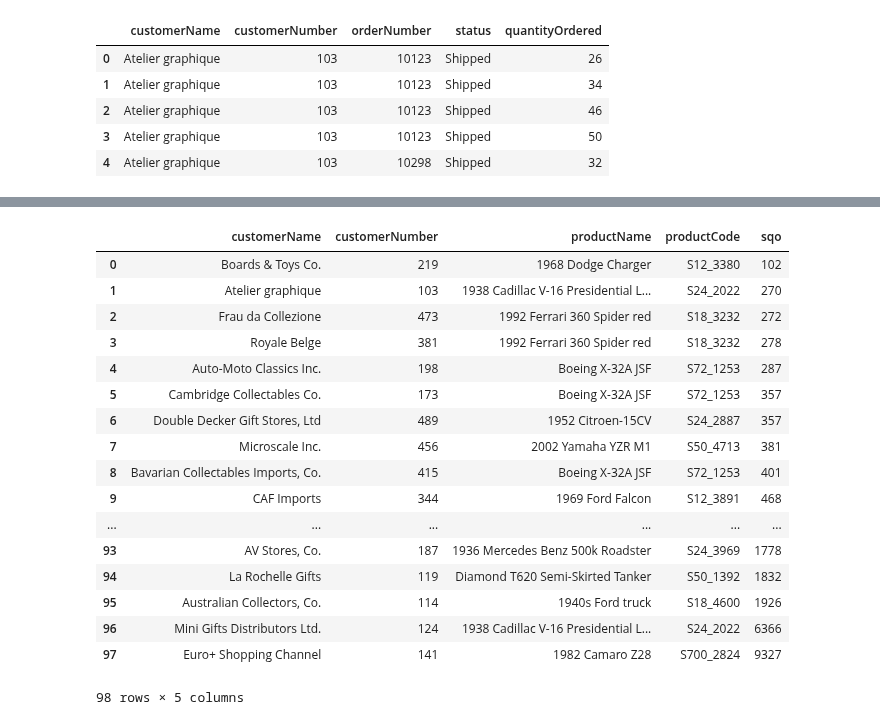
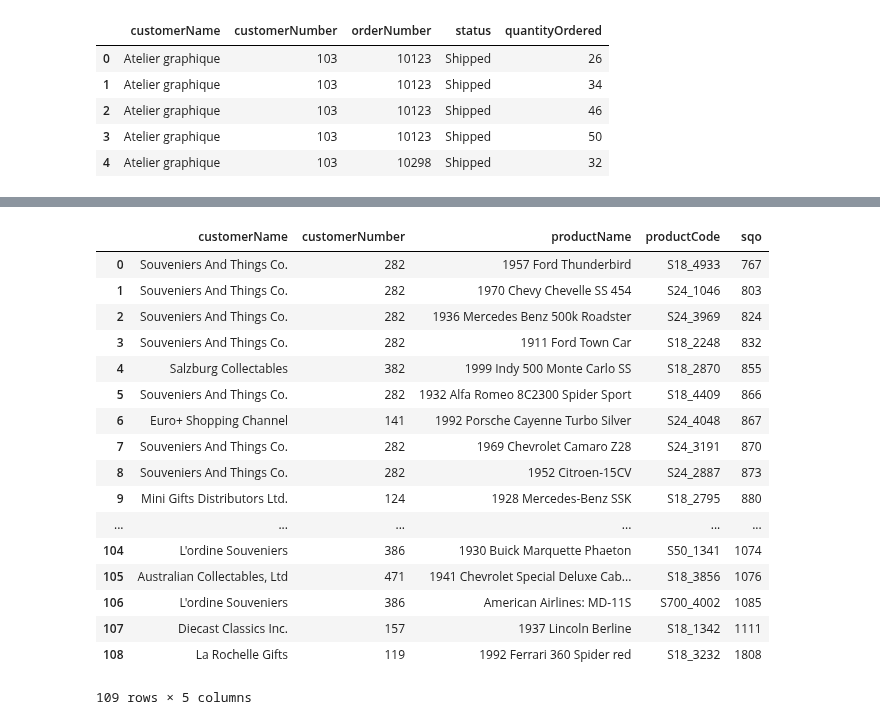
Before and after one commit to garywheeler24/dsc-more-practice-with-sql-queries-lab-atlanta-ds-062419, a Jupyter notebook: index.ipynb, the cells around one changed output, grey strips where cells are left out. Drawn from its saved outputs; the diff is of its cells as text; code cells hidden in the pictures.

```diff
--- a/index.ipynb
+++ b/index.ipynb
@@ -139,41 +139,41 @@ Now, return the customerName, customrerNumber, productName, productCode and tota
 # %%
 
 
 c.execute("""SELECT customername, customernumber, productname,
                     productcode, sum(quantityordered) sqo
                 FROM customers
                 JOIN orders
                 USING (customernumber)
                 JOIN orderdetails
                 USING (ordernumber)
                 JOIN products
                 USING (productcode)
-                GROUP BY 1
+                GROUP BY 3
                 HAVING sqo > 10
                 ORDER BY sqo ASC""")
 
 df = pd.DataFrame(c.fetchall())
 df.columns = [x[0] for x in c.description]
 df
 # %% [output]
 |  | customerName | customerNumber | productName | productCode | sqo |
-| 0 | Boards & Toys Co. | 219 | 1968 Dodge Charger | S12_3380 | 102 |
-| 1 | Atelier graphique | 103 | 1938 Cadillac V-16 Presidential L... | S24_2022 | 270 |
-| 2 | Frau da Collezione | 473 | 1992 Ferrari 360 Spider red | S18_3232 | 272 |
-| 3 | Royale Belge | 381 | 1992 Ferrari 360 Spider red | S18_3232 | 278 |
-| 4 | Auto-Moto Classics Inc. | 198 | Boeing X-32A JSF | S72_1253 | 287 |
-| 5 | Cambridge Collectables Co. | 173 | Boeing X-32A JSF | S72_1253 | 357 |
-| 6 | Double Decker Gift Stores, Ltd | 489 | 1952 Citroen-15CV | S24_2887 | 357 |
-| 7 | Microscale Inc. | 456 | 2002 Yamaha YZR M1 | S50_4713 | 381 |
-| 8 | Bavarian Collectables Imports, Co. | 415 | Boeing X-32A JSF | S72_1253 | 401 |
-| 9 | CAF Imports | 344 | 1969 Ford Falcon | S12_3891 | 468 |
+| 0 | Souveniers And Things Co. | 282 | 1957 Ford Thunderbird | S18_4933 | 767 |
+| 1 | Souveniers And Things Co. | 282 | 1970 Chevy Chevelle SS 454 | S24_1046 | 803 |
+| 2 | Souveniers And Things Co. | 282 | 1936 Mercedes Benz 500k Roadster | S24_3969 | 824 |
+| 3 | Souveniers And Things Co. | 282 | 1911 Ford Town Car | S18_2248 | 832 |
+| 4 | Salzburg Collectables | 382 | 1999 Indy 500 Monte Carlo SS | S18_2870 | 855 |
+| 5 | Souveniers And Things Co. | 282 | 1932 Alfa Romeo 8C2300 Spider Sport | S18_4409 | 866 |
+| 6 | Euro+ Shopping Channel | 141 | 1992 Porsche Cayenne Turbo Silver | S24_4048 | 867 |
+| 7 | Souveniers And Things Co. | 282 | 1969 Chevrolet Camaro Z28 | S24_3191 | 870 |
+| 8 | Souveniers And Things Co. | 282 | 1952 Citroen-15CV | S24_2887 | 873 |
+| 9 | Mini Gifts Distributors Ltd. | 124 | 1928 Mercedes-Benz SSK | S18_2795 | 880 |
 | ... | ... | ... | ... | ... | ... |
-| 93 | AV Stores, Co. | 187 | 1936 Mercedes Benz 500k Roadster | S24_3969 | 1778 |
-| 94 | La Rochelle Gifts | 119 | Diamond T620 Semi-Skirted Tanker | S50_1392 | 1832 |
-| 95 | Australian Collectors, Co. | 114 | 1940s Ford truck | S18_4600 | 1926 |
-| 96 | Mini Gifts Distributors Ltd. | 124 | 1938 Cadillac V-16 Presidential L... | S24_2022 | 6366 |
-| 97 | Euro+ Shopping Channel | 141 | 1982 Camaro Z28 | S700_2824 | 9327 |
+| 104 | L'ordine Souveniers | 386 | 1930 Buick Marquette Phaeton | S50_1341 | 1074 |
+| 105 | Australian Collectables, Ltd | 471 | 1941 Chevrolet Special Deluxe Cab... | S18_3856 | 1076 |
+| 106 | L'ordine Souveniers | 386 | American Airlines: MD-11S | S700_4002 | 1085 |
+| 107 | Diecast Classics Inc. | 157 | 1937 Lincoln Berline | S18_1342 | 1111 |
+| 108 | La Rochelle Gifts | 119 | 1992 Ferrari 360 Spider red | S18_3232 | 1808 |
-98 rows × 5 columns
+109 rows × 5 columns
 # %% [markdown]
 #### Expected Output
 
```
